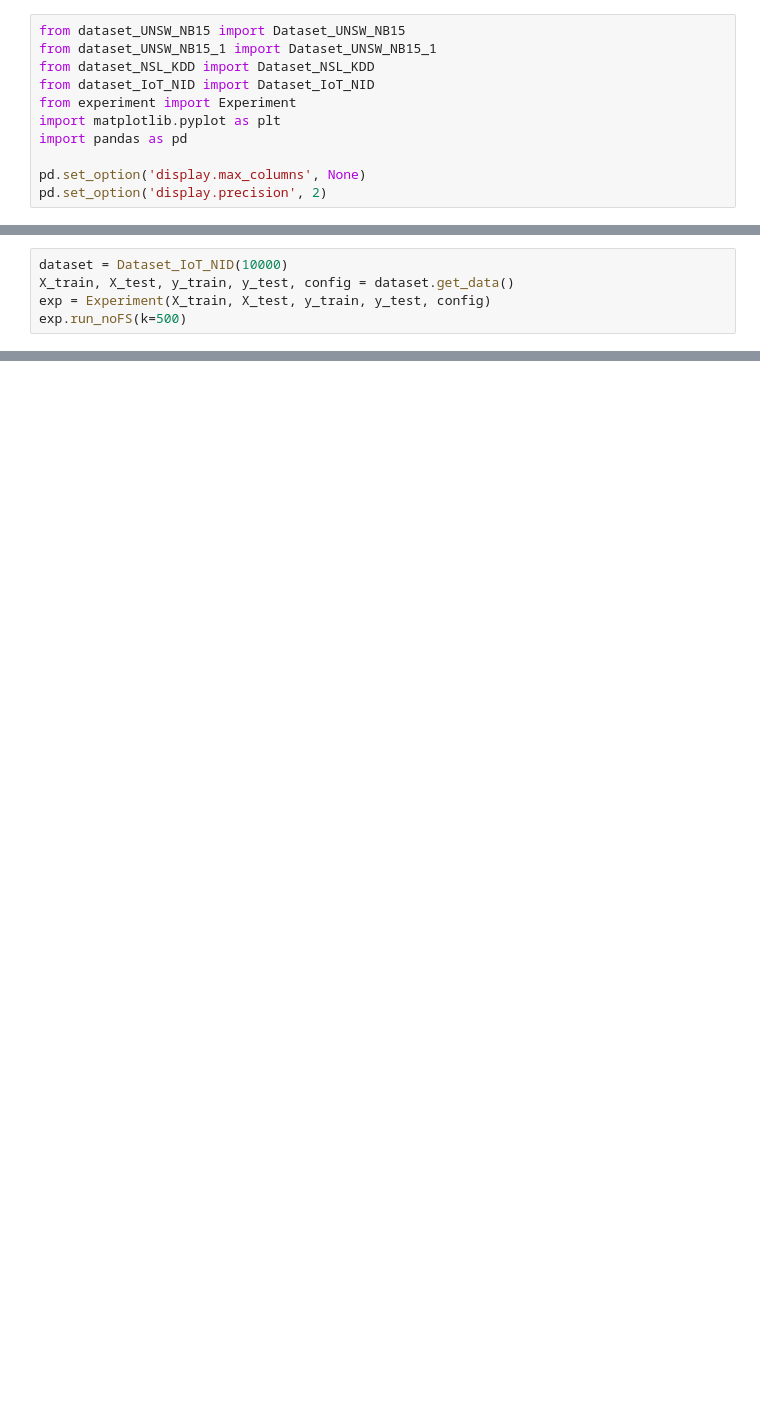
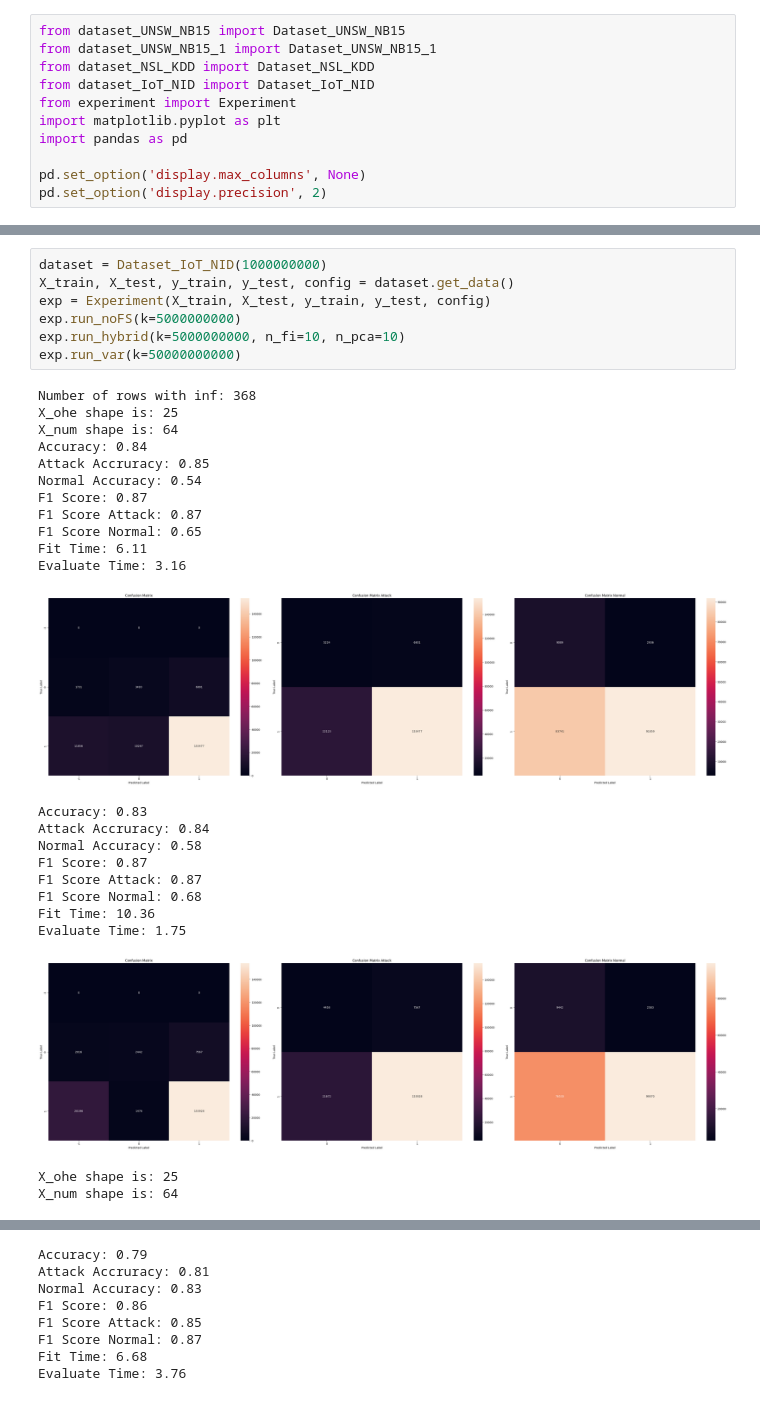
Before and after one commit to Sugata10723/IDS_IoT, a Jupyter notebook: main.ipynb, the cells around one changed output, grey strips where cells are left out. Saved outputs shown, nothing was run; the diff lists cells and outputs as text; blank space fills up the shorter version.

```diff
--- a/main.ipynb
+++ b/main.ipynb
@@ -80,5 +94,31 @@ F1: 0.3820
 # %%
-dataset = Dataset_IoT_NID(10000)
+dataset = Dataset_IoT_NID(1000000000)
 X_train, X_test, y_train, y_test, config = dataset.get_data()
 exp = Experiment(X_train, X_test, y_train, y_test, config)
-exp.run_noFS(k=500)
+exp.run_noFS(k=5000000000)
+exp.run_hybrid(k=5000000000, n_fi=10, n_pca=10)
+exp.run_var(k=50000000000)
+# %% [output]
+Number of rows with inf: 368
+X_ohe shape is: 25
+X_num shape is: 64
+Accuracy: 0.84
+Attack Accruracy: 0.85
+Normal Accuracy: 0.54
+F1 Score: 0.87
+F1 Score Attack: 0.87
+F1 Score Normal: 0.65
+Fit Time: 6.11
+Evaluate Time: 3.16
+[figure, added]
+Accuracy: 0.83
+Attack Accruracy: 0.84
+Normal Accuracy: 0.58
+F1 Score: 0.87
+F1 Score Attack: 0.87
+F1 Score Normal: 0.68
+Fit Time: 10.36
+Evaluate Time: 1.75
+[figure, added]
+X_ohe shape is: 25
+X_num shape is: 64
@@ -84,0 +127,8 @@ exp.run_noFS(k=500)
+Accuracy: 0.79
+Attack Accruracy: 0.81
+Normal Accuracy: 0.83
+F1 Score: 0.86
+F1 Score Attack: 0.85
+F1 Score Normal: 0.87
+Fit Time: 6.68
+Evaluate Time: 3.76
```
Also changed, not shown: parts of 3 cells of this notebook.
